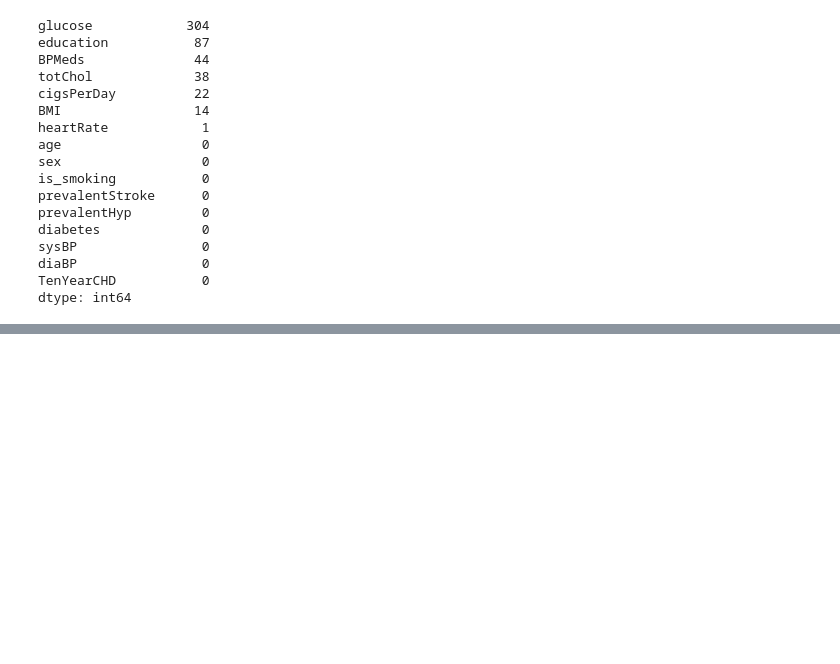
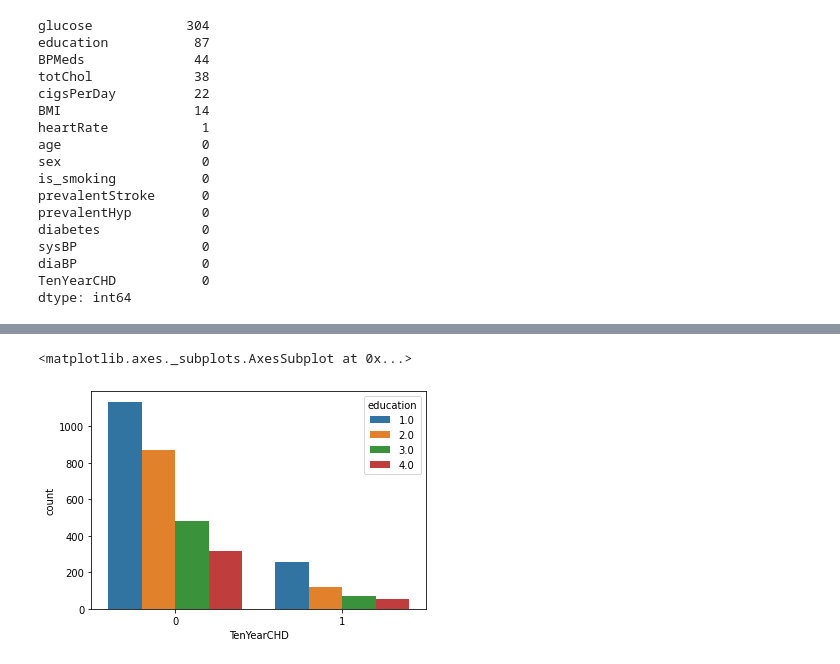
Before and after one commit to shksuraj/Capstone-project-ML-classification, a Jupyter notebook: Copy_of_Untitled26.ipynb, the cells around one changed output, grey strips where cells are left out. Cells and saved outputs as stored; diff of their text form; code cells hidden in the pictures; blank space fills up the shorter version.

```diff
--- a/Copy_of_Untitled26.ipynb
+++ b/Copy_of_Untitled26.ipynb
@@ -108,0 +177,6 @@ dtype: int64
+# %%
+# count plot of education levels people having diseases
+sns.countplot(x ='TenYearCHD', hue ='education', data = df)
+# %% [output]
+<matplotlib.axes._subplots.AxesSubplot at 0x...>
+[figure, added]
```
Also changed, not shown: parts of 15 cells of this notebook.
